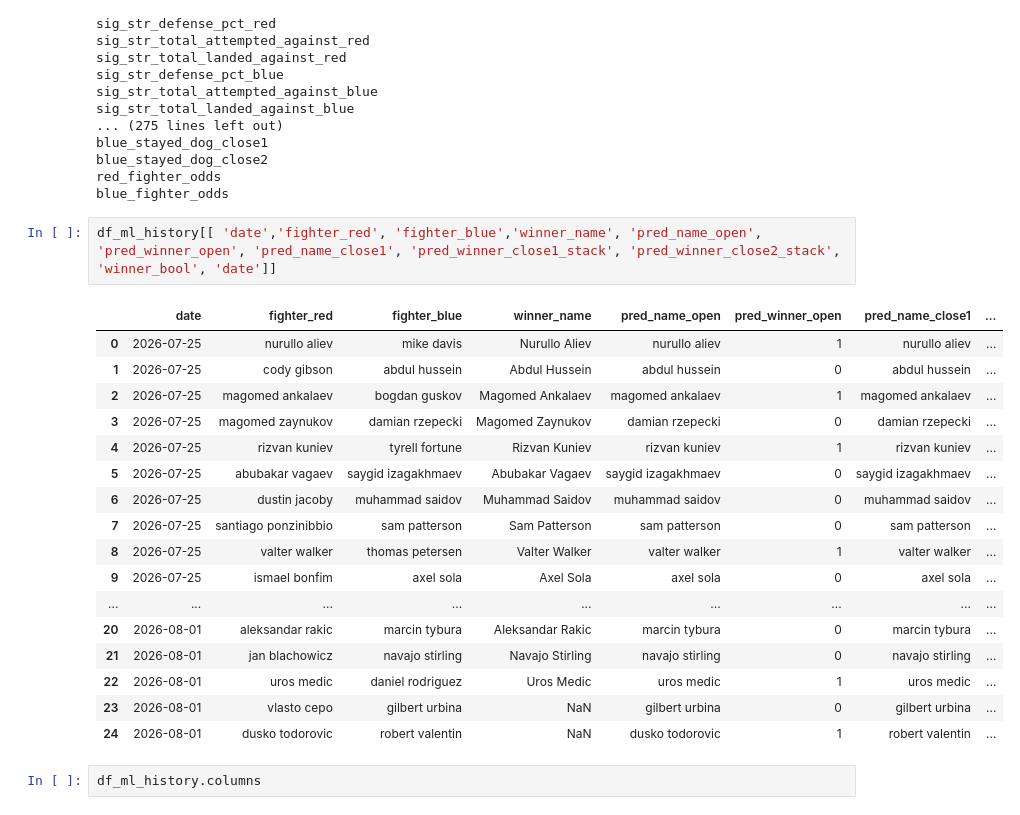
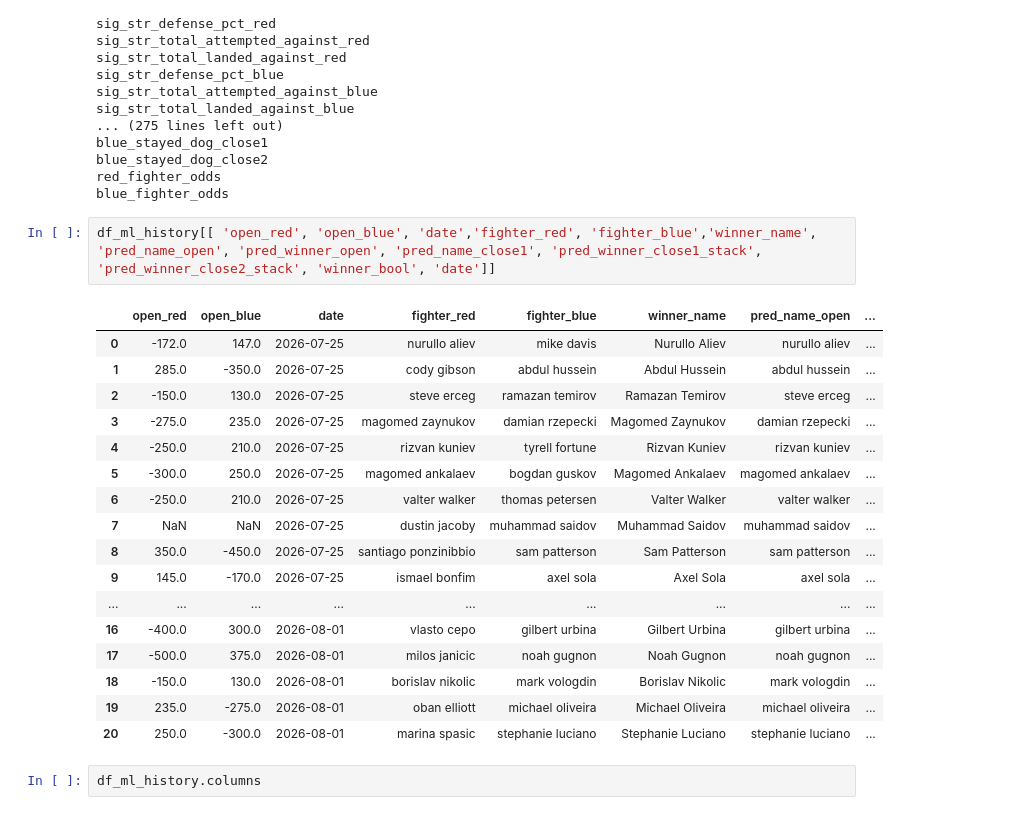
Before and after one commit to jcmarkowicz/sports_betting, a Jupyter notebook: UpcomingPicks/test_nbs/upcoming_picks.ipynb, the cells around one changed output. Drawn from its saved outputs; the diff is of its cells as text.

```diff
--- a/UpcomingPicks/test_nbs/upcoming_picks.ipynb
+++ b/UpcomingPicks/test_nbs/upcoming_picks.ipynb
@@ -53,25 +53,25 @@ blue_stayed_dog_close2
 red_fighter_odds
 blue_fighter_odds
 # %%
-df_ml_history[[ 'date','fighter_red', 'fighter_blue','winner_name', 'pred_name_open', 'pred_winner_open', 'pred_name_close1', 'pred_winner_close1_stack', 'pred_winner_close2_stack', 'winner_bool', 'date']]
+df_ml_history[[ 'open_red', 'open_blue', 'date','fighter_red', 'fighter_blue','winner_name', 'pred_name_open', 'pred_winner_open', 'pred_name_close1', 'pred_winner_close1_stack', 'pred_winner_close2_stack', 'winner_bool', 'date']]
 # %% [output]
-|  | date | fighter_red | fighter_blue | winner_name | pred_name_open | pred_winner_open | pred_name_close1 | ... |
-| 0 | 2026-07-25 | nurullo aliev | mike davis | Nurullo Aliev | nurullo aliev | 1 | nurullo aliev | ... |
-| 1 | 2026-07-25 | cody gibson | abdul hussein | Abdul Hussein | abdul hussein | 0 | abdul hussein | ... |
-| 2 | 2026-07-25 | magomed ankalaev | bogdan guskov | Magomed Ankalaev | magomed ankalaev | 1 | magomed ankalaev | ... |
-| 3 | 2026-07-25 | magomed zaynukov | damian rzepecki | Magomed Zaynukov | damian rzepecki | 0 | damian rzepecki | ... |
-| 4 | 2026-07-25 | rizvan kuniev | tyrell fortune | Rizvan Kuniev | rizvan kuniev | 1 | rizvan kuniev | ... |
-| 5 | 2026-07-25 | abubakar vagaev | saygid izagakhmaev | Abubakar Vagaev | saygid izagakhmaev | 0 | saygid izagakhmaev | ... |
-| 6 | 2026-07-25 | dustin jacoby | muhammad saidov | Muhammad Saidov | muhammad saidov | 0 | muhammad saidov | ... |
-| 7 | 2026-07-25 | santiago ponzinibbio | sam patterson | Sam Patterson | sam patterson | 0 | sam patterson | ... |
-| 8 | 2026-07-25 | valter walker | thomas petersen | Valter Walker | valter walker | 1 | valter walker | ... |
-| 9 | 2026-07-25 | ismael bonfim | axel sola | Axel Sola | axel sola | 0 | axel sola | ... |
+|  | open_red | open_blue | date | fighter_red | fighter_blue | winner_name | pred_name_open | ... |
+| 0 | -172.0 | 147.0 | 2026-07-25 | nurullo aliev | mike davis | Nurullo Aliev | nurullo aliev | ... |
+| 1 | 285.0 | -350.0 | 2026-07-25 | cody gibson | abdul hussein | Abdul Hussein | abdul hussein | ... |
+| 2 | -150.0 | 130.0 | 2026-07-25 | steve erceg | ramazan temirov | Ramazan Temirov | steve erceg | ... |
+| 3 | -275.0 | 235.0 | 2026-07-25 | magomed zaynukov | damian rzepecki | Magomed Zaynukov | damian rzepecki | ... |
+| 4 | -250.0 | 210.0 | 2026-07-25 | rizvan kuniev | tyrell fortune | Rizvan Kuniev | rizvan kuniev | ... |
+| 5 | -300.0 | 250.0 | 2026-07-25 | magomed ankalaev | bogdan guskov | Magomed Ankalaev | magomed ankalaev | ... |
+| 6 | -250.0 | 210.0 | 2026-07-25 | valter walker | thomas petersen | Valter Walker | valter walker | ... |
+| 7 | NaN | NaN | 2026-07-25 | dustin jacoby | muhammad saidov | Muhammad Saidov | muhammad saidov | ... |
+| 8 | 350.0 | -450.0 | 2026-07-25 | santiago ponzinibbio | sam patterson | Sam Patterson | sam patterson | ... |
+| 9 | 145.0 | -170.0 | 2026-07-25 | ismael bonfim | axel sola | Axel Sola | axel sola | ... |
 | ... | ... | ... | ... | ... | ... | ... | ... | ... |
-| 20 | 2026-08-01 | aleksandar rakic | marcin tybura | Aleksandar Rakic | marcin tybura | 0 | marcin tybura | ... |
-| 21 | 2026-08-01 | jan blachowicz | navajo stirling | Navajo Stirling | navajo stirling | 0 | navajo stirling | ... |
-| 22 | 2026-08-01 | uros medic | daniel rodriguez | Uros Medic | uros medic | 1 | uros medic | ... |
-| 23 | 2026-08-01 | vlasto cepo | gilbert urbina | NaN | gilbert urbina | 0 | gilbert urbina | ... |
-| 24 | 2026-08-01 | dusko todorovic | robert valentin | NaN | dusko todorovic | 1 | robert valentin | ... |
+| 16 | -400.0 | 300.0 | 2026-08-01 | vlasto cepo | gilbert urbina | Gilbert Urbina | gilbert urbina | ... |
+| 17 | -500.0 | 375.0 | 2026-08-01 | milos janicic | noah gugnon | Noah Gugnon | noah gugnon | ... |
+| 18 | -150.0 | 130.0 | 2026-08-01 | borislav nikolic | mark vologdin | Borislav Nikolic | mark vologdin | ... |
+| 19 | 235.0 | -275.0 | 2026-08-01 | oban elliott | michael oliveira | Michael Oliveira | michael oliveira | ... |
+| 20 | 250.0 | -300.0 | 2026-08-01 | marina spasic | stephanie luciano | Stephanie Luciano | stephanie luciano | ... |
 # %%
 df_ml_history.columns
 # %% [output]
```
Also changed, not shown: parts of 3 cells of this notebook, 2 other files.
